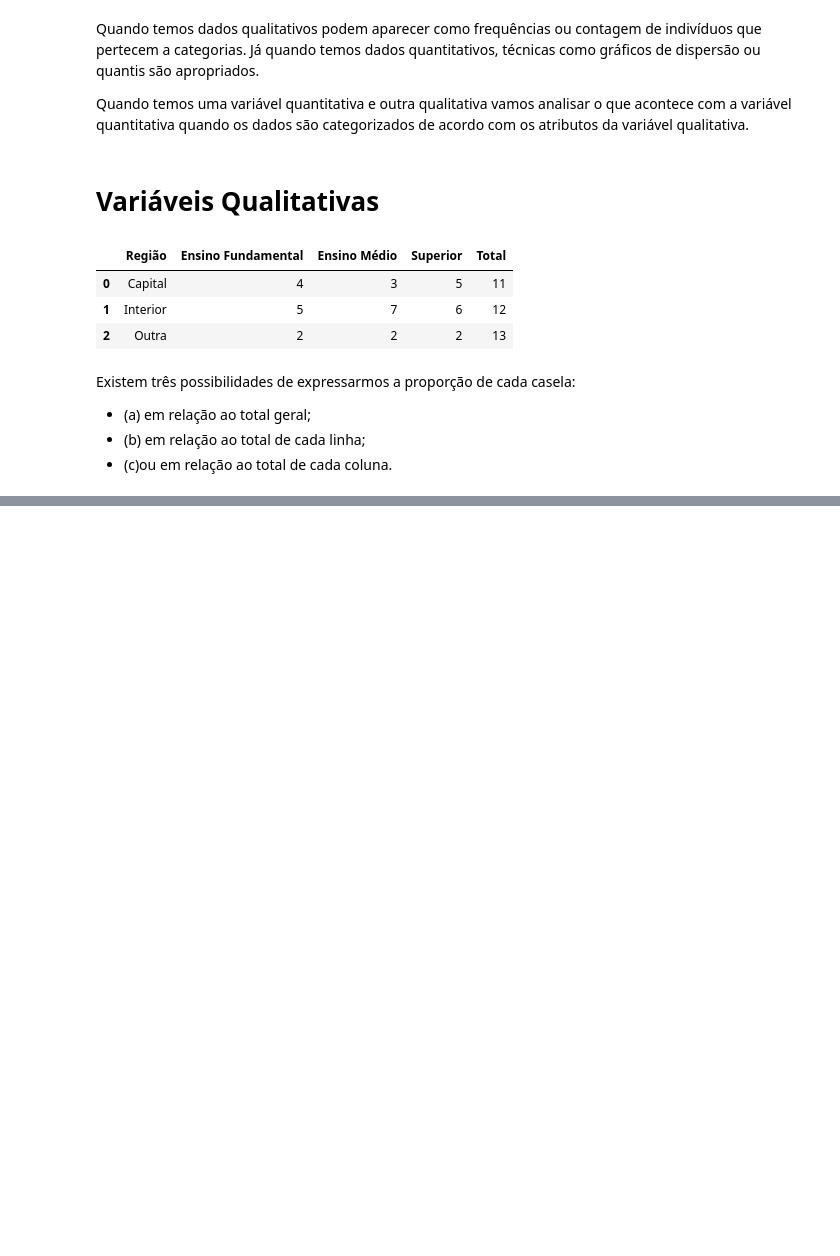
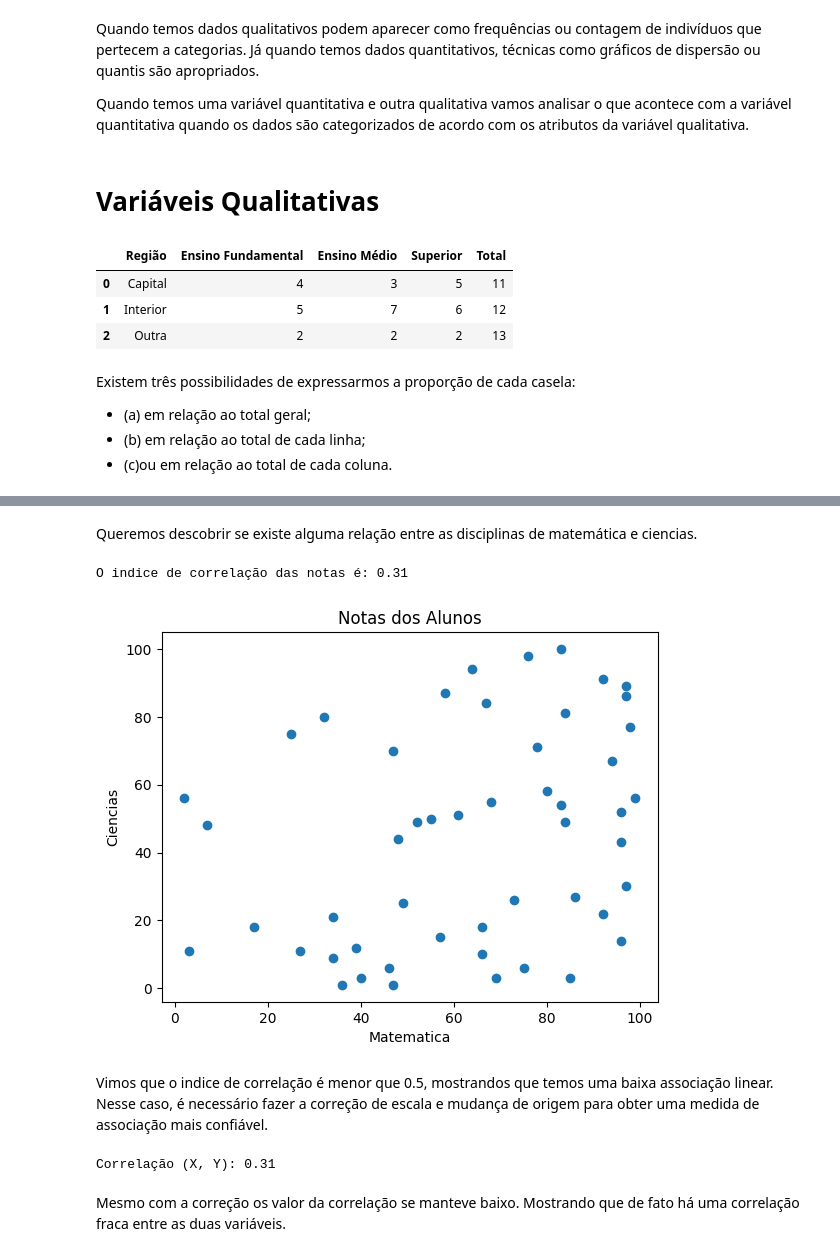
Before and after one commit to eduardamota/math-statistics-algebra, a Jupyter notebook: analise-bidimensional.ipynb, the cells around one changed output, grey strips where cells are left out. Saved outputs shown, nothing was run; the diff lists cells and outputs as text; code cells hidden in the pictures; blank space fills up the shorter version.

```diff
--- a/analise-bidimensional.ipynb
+++ b/analise-bidimensional.ipynb
@@ -60,0 +238,3 @@ Observamos que
+# %%
+notas_alunos = pd.read_csv("notas_alunos.csv")
+notas_alunos.head()
@@ -60,0 +248,43 @@ Observamos que
+# %% [markdown]
+Queremos descobrir se existe alguma relação entre as disciplinas de matemática e ciencias.
+# %%
+# Separar as variáveis X e Y
+x = notas_alunos['Matematica']
+y = notas_alunos['Ciencias']
+
+# Plotar o gráfico de dispersão
+plt.scatter(x, y)
+plt.xlabel('Matematica')
+plt.ylabel('Ciencias')
+plt.title('Notas dos Alunos')
+
+# Calcular a correlação
+correlation = notas_alunos['Matematica'].corr(notas_alunos['Ciencias'])
+print(f"O indice de correlação das notas é: {round(correlation,2)}")
+# %% [output]
+O indice de correlação das notas é: 0.31
+[figure, added]
+# %% [markdown]
+ Vimos que o indice de correlação é menor que 0.5, mostrandos que temos uma baixa associação linear. Nesse caso, é necessário fazer a correção de escala e mudança de origem para obter uma medida de associação mais confiável.
+# %%
+# Mudança da origem para o centro dispersão
+x_mean = np.mean(x)
+y_mean = np.mean(y)
+
+x_centered = [point - x_mean for point in x]
+y_centered = [point - y_mean for point in y]
+
+# Correção da escala
+x_std = np.std(x_centered)
+y_std = np.std(y_centered)
+x_scaled = [point / x_std for point in x_centered]
+y_scaled = [point / y_std for point in y_centered]
+
+# Cálculo da correlação
+correlation = np.mean(np.multiply(x_scaled, y_scaled))
+
+print("Correlação (X, Y):", round(correlation,2))
+# %% [output]
+Correlação (X, Y): 0.31
+# %% [markdown]
+Mesmo com a correção os valor da correlação se manteve baixo. Mostrando que de fato há uma correlação fraca entre as duas variáveis.
```
Also changed, not shown: parts of 22 cells of this notebook.
